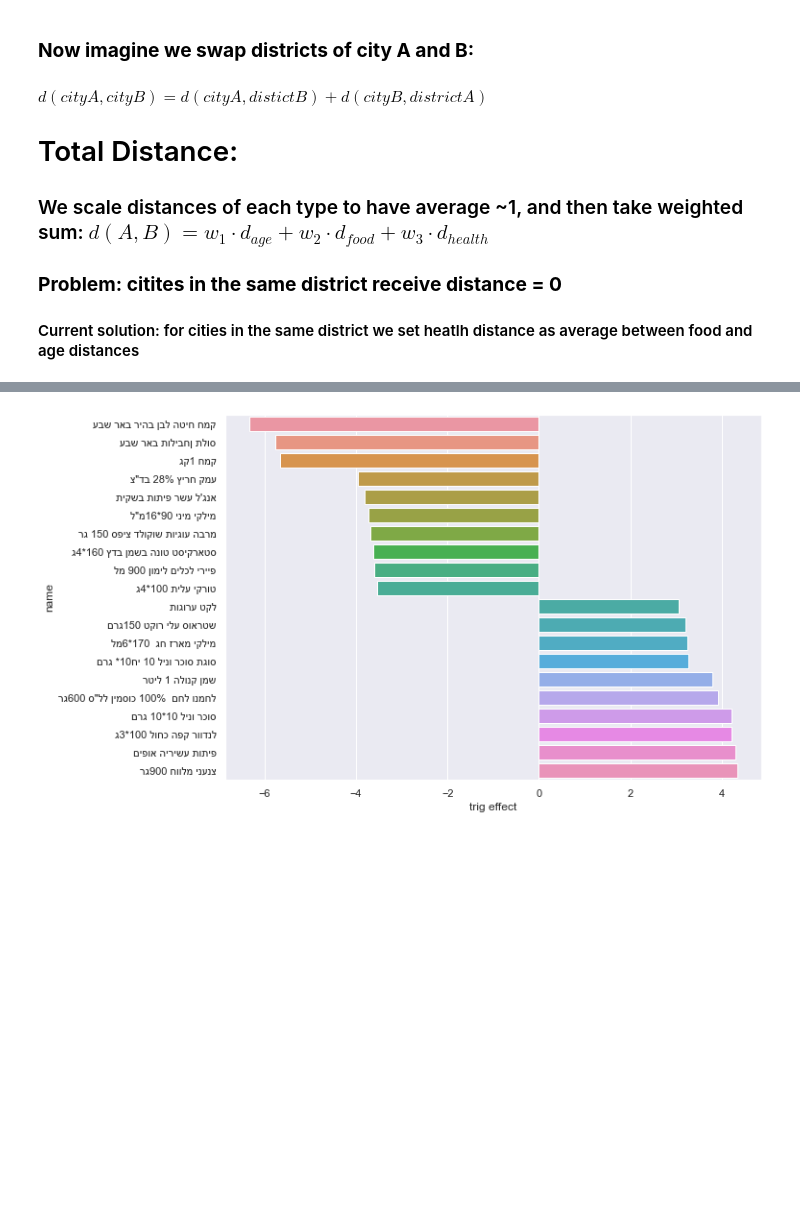
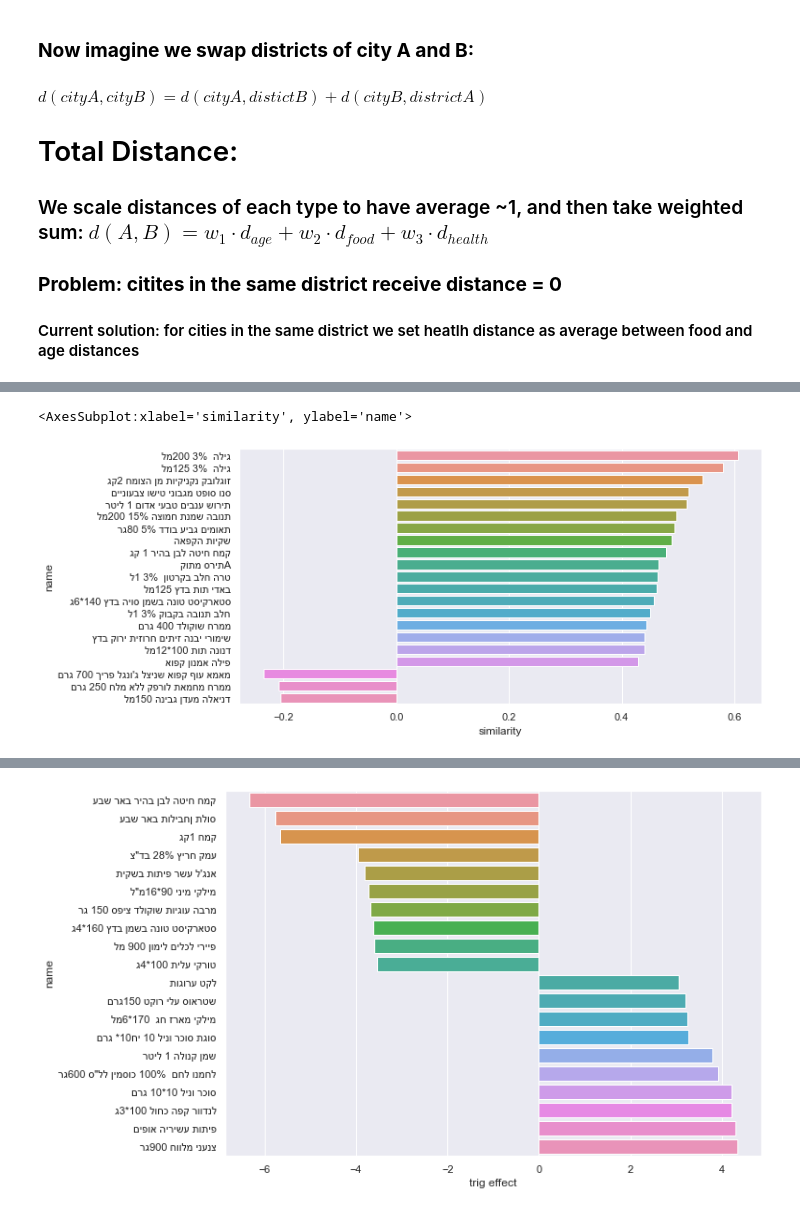
Before and after one commit to shtota/ExplainableClustering, a Jupyter notebook: Strauss.ipynb, the cells around one changed output, grey strips where cells are left out. Saved outputs shown, nothing was run; the diff lists cells and outputs as text; code cells hidden in the pictures; blank space fills up the shorter version.

Commit message:
bugfix, added regilion and initial attempt to explain natural clusters

```diff
--- a/Strauss.ipynb
+++ b/Strauss.ipynb
@@ -400,0 +433,20 @@ for food, age, health in [(1,0,0), (1,0,1), (1,1,1), (1,1,5), (5,1,1), (1,5,1)]:
+# %%
+#def compare_clusters(city_list1, city_list2):
+city_list1 = [x for x in stats_df[stats_df.haredim > 45].index.values if x in city_list]
+city_list2 = [x for x in city_list if x not in city_list1]
+vector1 = np.vstack([embeddings_dict[x] for x in city_list1]).mean(axis=0)
+vector2 = np.vstack([embeddings_dict[x] for x in city_list2]).mean(axis=0)
+difference_vector = vector1 - vector2
+# %%
+items = embeddings_dict.most_similar(difference_vector, topn=60)
+items = [(Dataset().barcode_to_product[x[0]].name, x[1]) for x in items if x[0] in Dataset().barcode_to_product]
+
+neg_items = embeddings_dict.most_similar(-difference_vector, topn=100)
+items += [(Dataset().barcode_to_product[x[0]].name, -x[1]) for x in neg_items if x[0] in Dataset().barcode_to_product]
+items = [(smart_inverse(x[0]), x[1]) for x in items]
+df = pd.DataFrame(items, columns=['name', 'similarity'])
+plt.figure(figsize=(10,5))
+sns.barplot(x='similarity', y='name', data=df)
+# %% [output]
+<AxesSubplot:xlabel='similarity', ylabel='name'>
+[figure, added]
```
Also changed, not shown: parts of 24 cells of this notebook, 2 other files.
